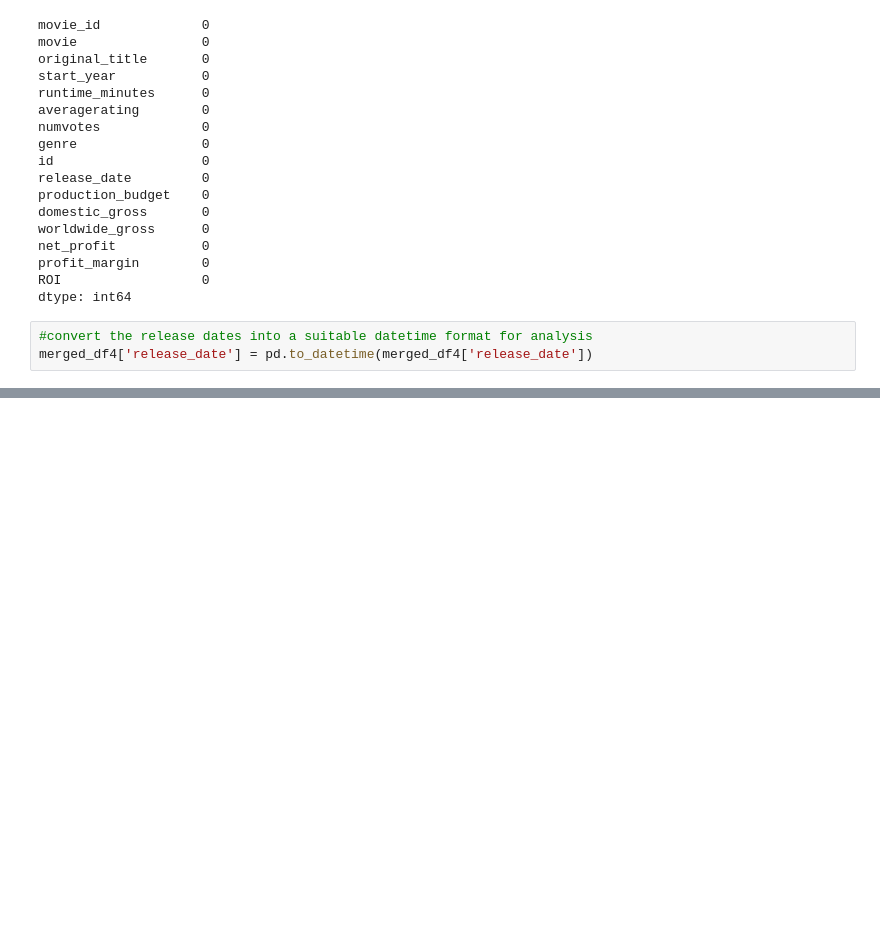
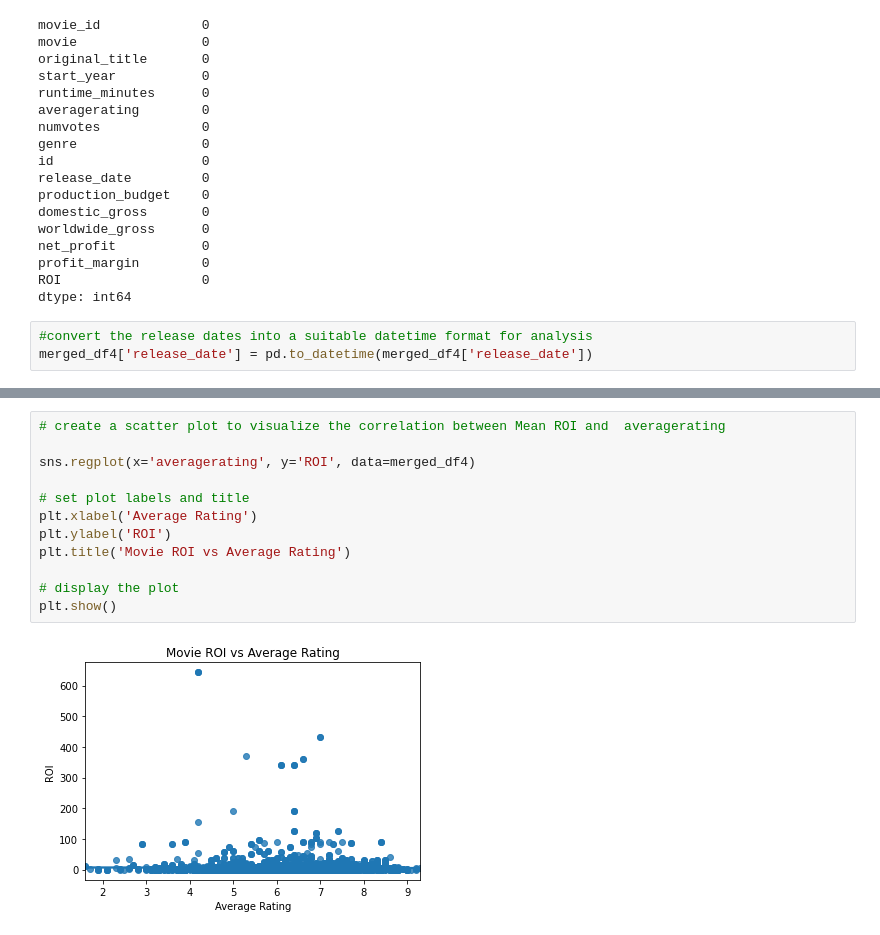
Before and after one commit to Kamaukaguru/dsc-phase-1-project-v2-4, a Jupyter notebook: student.ipynb, the cells around one changed output, grey strips where cells are left out. Cells and saved outputs as stored; diff of their text form; blank space fills up the shorter version.

```diff
--- a/student.ipynb
+++ b/student.ipynb
@@ -666,0 +743,14 @@ merged_df4['release_date'] = pd.to_datetime(merged_df4['release_date'])
+# %%
+# create a scatter plot to visualize the correlation between Mean ROI and  averagerating
+
+sns.regplot(x='averagerating', y='ROI', data=merged_df4)
+
+# set plot labels and title
+plt.xlabel('Average Rating')
+plt.ylabel('ROI')
+plt.title('Movie ROI vs Average Rating')
+
+# display the plot
+plt.show()
+# %% [output]
+[figure, added]
```
Also changed, not shown: parts of 14 cells of this notebook.
